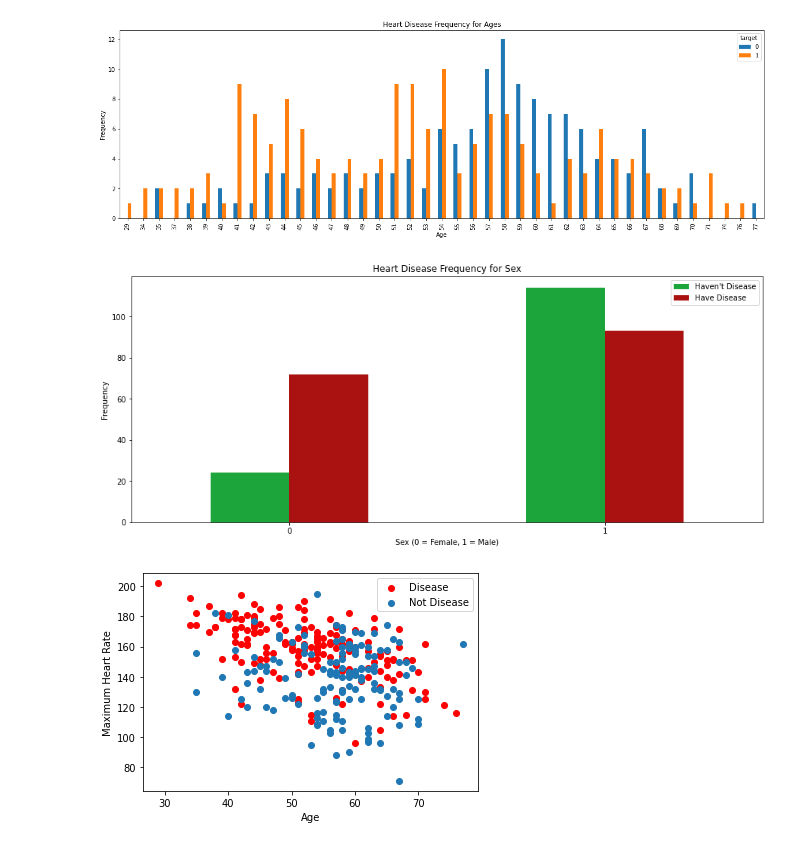
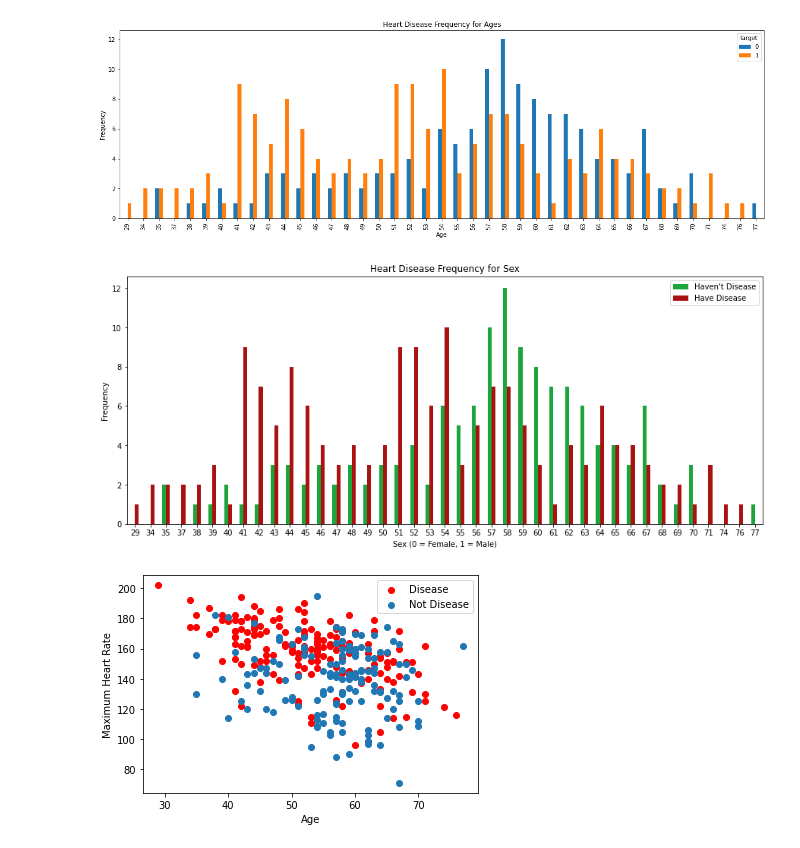
Before and after one commit to asheta66/CNN-WorkOut, a Jupyter notebook: heart_disease_classifications_machine_learning.ipynb, the cells around one changed output. Drawn from its saved outputs; the diff is of its cells as text; code cells hidden in the pictures.

```diff
--- a/heart_disease_classifications_machine_learning.ipynb
+++ b/heart_disease_classifications_machine_learning.ipynb
@@ -111,15 +111,15 @@ plt.show()
 # %% [output]
 [figure]
 # %%
-pd.crosstab(df.sex,df.target).plot(kind="bar",figsize=(15,6),color=['#1CA53B','#AA1111' ])
+pd.crosstab(df.age,df.target).plot(kind="bar",figsize=(15,6),color=['#1CA53B','#AA1111' ])
 plt.title('Heart Disease Frequency for Sex')
 plt.xlabel('Sex (0 = Female, 1 = Male)')
 plt.xticks(rotation=0)
 plt.legend(["Haven't Disease", "Have Disease"])
 plt.ylabel('Frequency')
 plt.show()
 # %% [output]
-[figure, old version]
+[figure, new version]
 # %%
 plt.scatter(x=df.age[df.target==1], y=df.thalach[(df.target==1)], c="red")
 plt.scatter(x=df.age[df.target==0], y=df.thalach[(df.target==0)])
```
